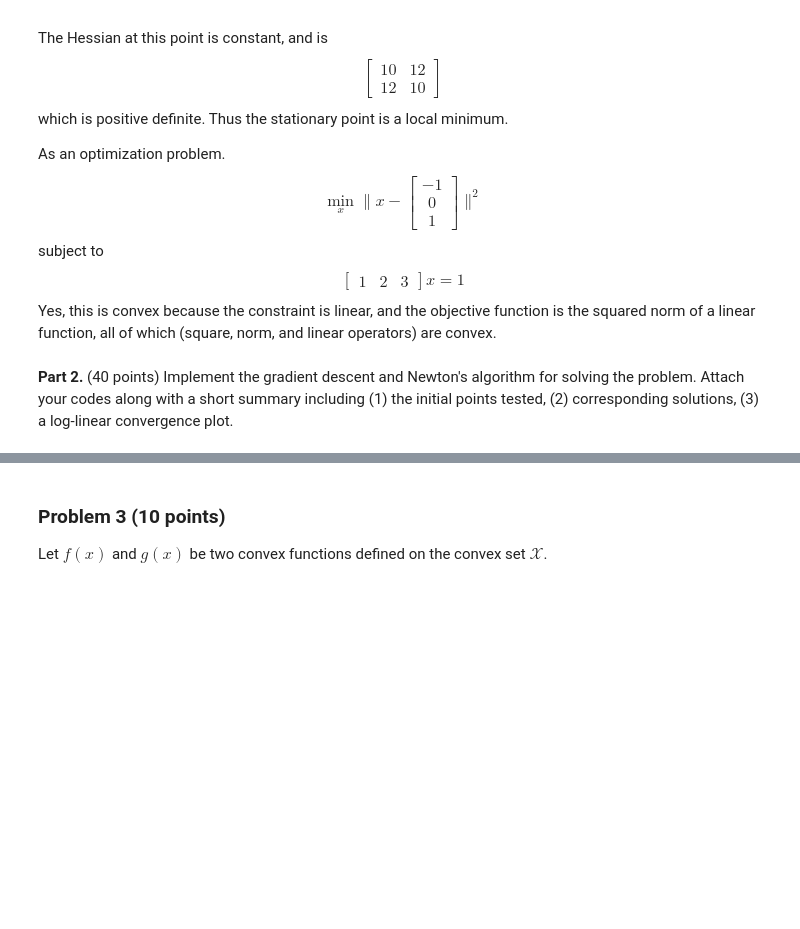
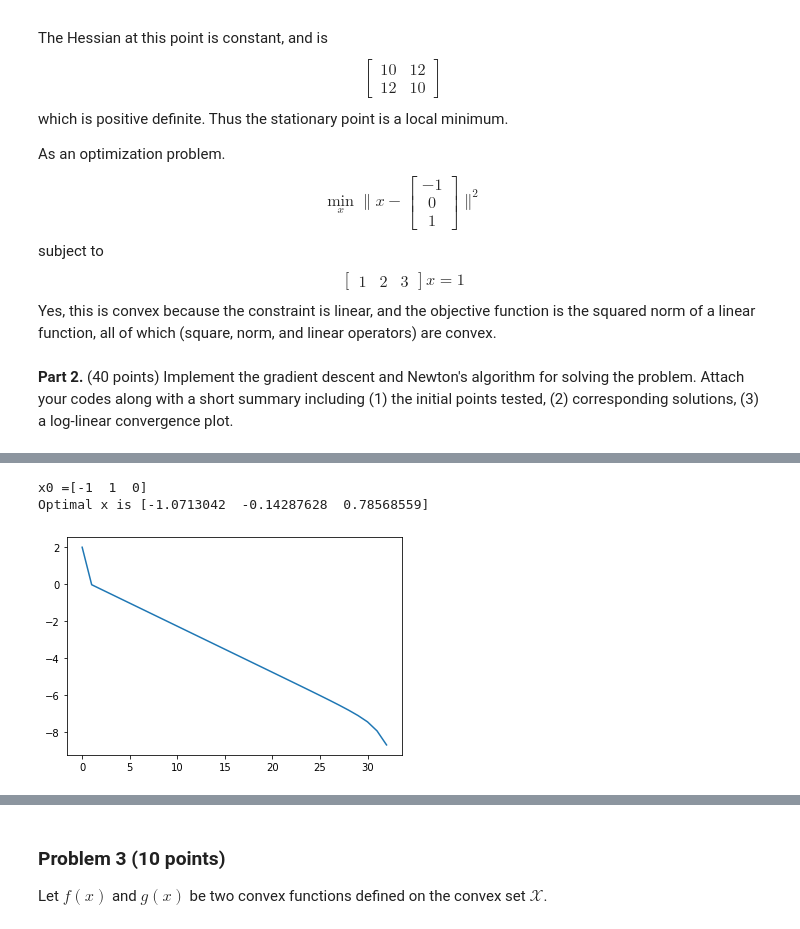
Before and after one commit to daoaaron/Dao-DesignOptimizationF2021, a Jupyter notebook: DAO_598_HW2.ipynb, the cells around one changed output, grey strips where cells are left out. Drawn from its saved outputs; the diff is of its cells as text; code cells hidden in the pictures; blank space fills up the shorter version.

```diff
--- a/DAO_598_HW2.ipynb
+++ b/DAO_598_HW2.ipynb
@@ -134,0 +117,35 @@ plt.plot(f_newton)
+# %%
+# Let's use another AMIJO line search
+def amijo_newton(x):
+    a=1 # initiate
+    while objfun(x-a*grad(x)) > objfun(x)-a*(.5)*np.matmul(grad(x),np.matmul(np.linalg.inv(H),grad(x))):
+        a=.5*a
+    return a
+
+# Newton setup.
+
+def newton_method(x0):
+    print('x0 ='+str(np.array([(1-2*x0[0]-3*x0[1]), x0[0],x0[1]])))
+    x_solve_newton = [x0]
+    x= x_solve_newton[0]
+    e=10 # Initialize!
+    f_newton_diff=[objfun(x0)]
+    H=np.array([[10, 12],[12,20]])
+
+    while e > .001:
+        a=amijo_newton(x)
+        x= x - a*grad(x)
+        f_newton_diff.append(math.log(abs(objfun(x)-f_true),10))
+        x_solve_newton.append(x)
+        e = np.linalg.norm(grad(x))
+        #print(e)
+
+    plt.plot(f_newton_diff)
+    print('Optimal x is '+str(np.array([(1-2*x[0]-3*x[1]), x[0],x[1]])))
+
+x0 = np.array([1, 0]) # Initial guess.
+newton_method(x0)
+# %% [output]
+x0 =[-1  1  0]
+Optimal x is [-1.0713042  -0.14287628  0.78568559]
+[figure, added]
```
Also changed, not shown: parts of 7 cells of this notebook.
